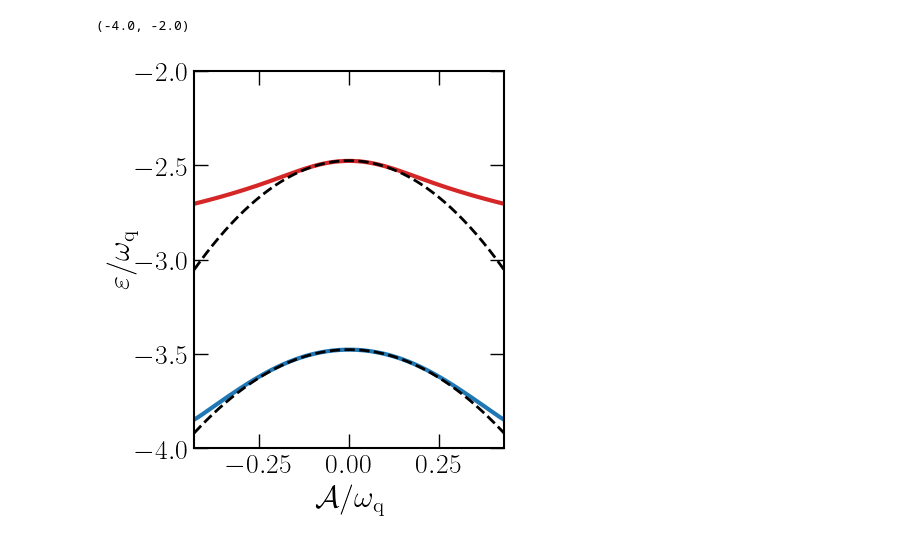
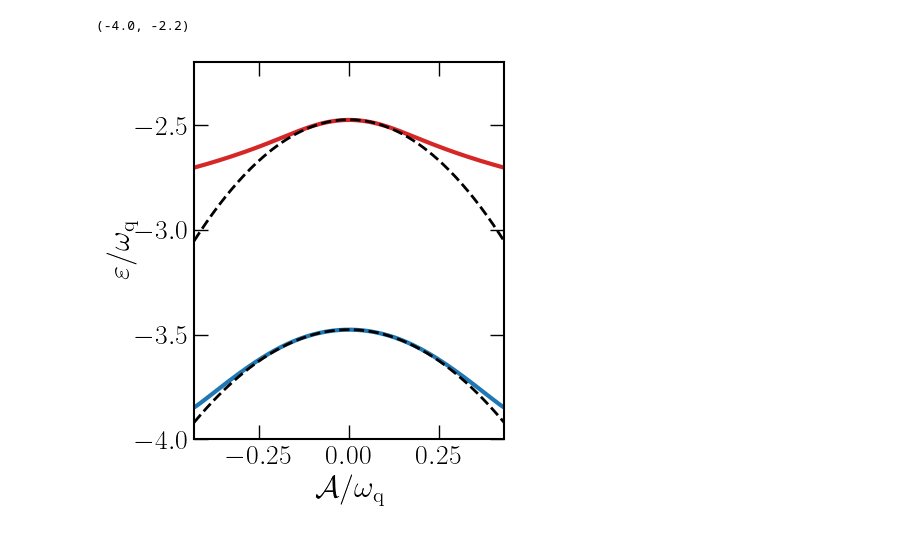
Before and after one commit to aleeschessari/Unifying-Floquet-Theory, a Jupyter notebook: floquet_spectrum.ipynb, the cells around one changed output. Cells and saved outputs as stored; diff of their text form; code cells hidden in the pictures.

```diff
--- a/floquet_spectrum.ipynb
+++ b/floquet_spectrum.ipynb
@@ -189,36 +189,36 @@ if device == 'transmon':
 # %%
 %matplotlib inline
 
 fig, ax_replica = plt.subplots(figsize=(4,5), dpi=100)
 
 cmap = mpl.colormaps["tab10"]
 colors = [cmap.colors[0], cmap.colors[3], cmap.colors[4], cmap.colors[5]]
 
-n_states_show = n_states
+n_states_show = 4
 
 for ii,current_replica in enumerate(N_replicas):
     for n in range(n_states_show):
         if current_replica == 0:
             ax_replica.plot(A_list_replica/wq, evals_list[ii][:,n]/wq, c=colors[n], lw=3)
         else:
             ax_replica.plot(A_list_replica/wq, evals_list[ii][:,n]/wq, c=colors[n], lw=3, alpha=0.3)
 
     if device == 'transmon':
         ax_replica.plot(A_list_replica/wq, evals_floquet_analytical[:,0]/wq, c='black', ls='--', lw=2)
         ax_replica.plot(A_list_replica/wq, evals_floquet_analytical[:,1]/wq, c='black', ls='--', lw=2)
 
 ax_replica.xaxis.set_tick_params(direction="in", which='both')
 ax_replica.yaxis.set_tick_params(direction="in", which='both')
 ax_replica.tick_params(top=True, bottom=True, left=True, right=True, labelleft=True,
                   labelbottom=True, labelright=False, labeltop=False, which='both')
 
 ax_replica.set_xlabel(r'$\mathcal A/\omega_{\rm q}$')
 ax_replica.set_ylabel(r'$\varepsilon/\omega_{\rm q}$', labelpad=-2)
 
-ax_replica.set_ylim([-4,-2])
+ax_replica.set_ylim([-4,-2.2])
 # %% [output]
-(-4.0, -2.0)
+(-4.0, -2.2)
-[figure, old version]
+[figure, new version]
 # %%
 if save_file:
     fname = 'data/'+device+'/'+device+'_floquet_spectrum_w_r='+str(np.round(w_r/wq,3))
```
Also changed, not shown: parts of 2 cells of this notebook, 17 other files.
